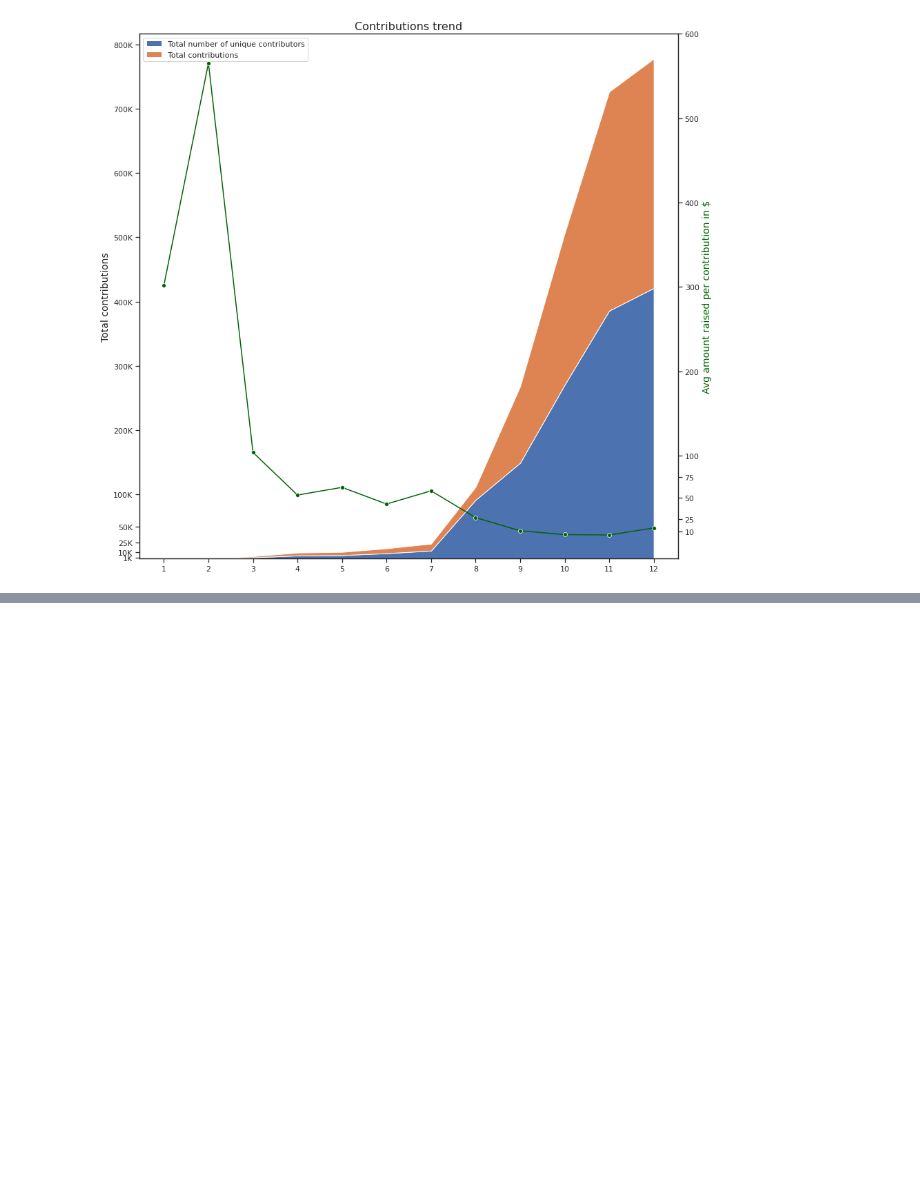
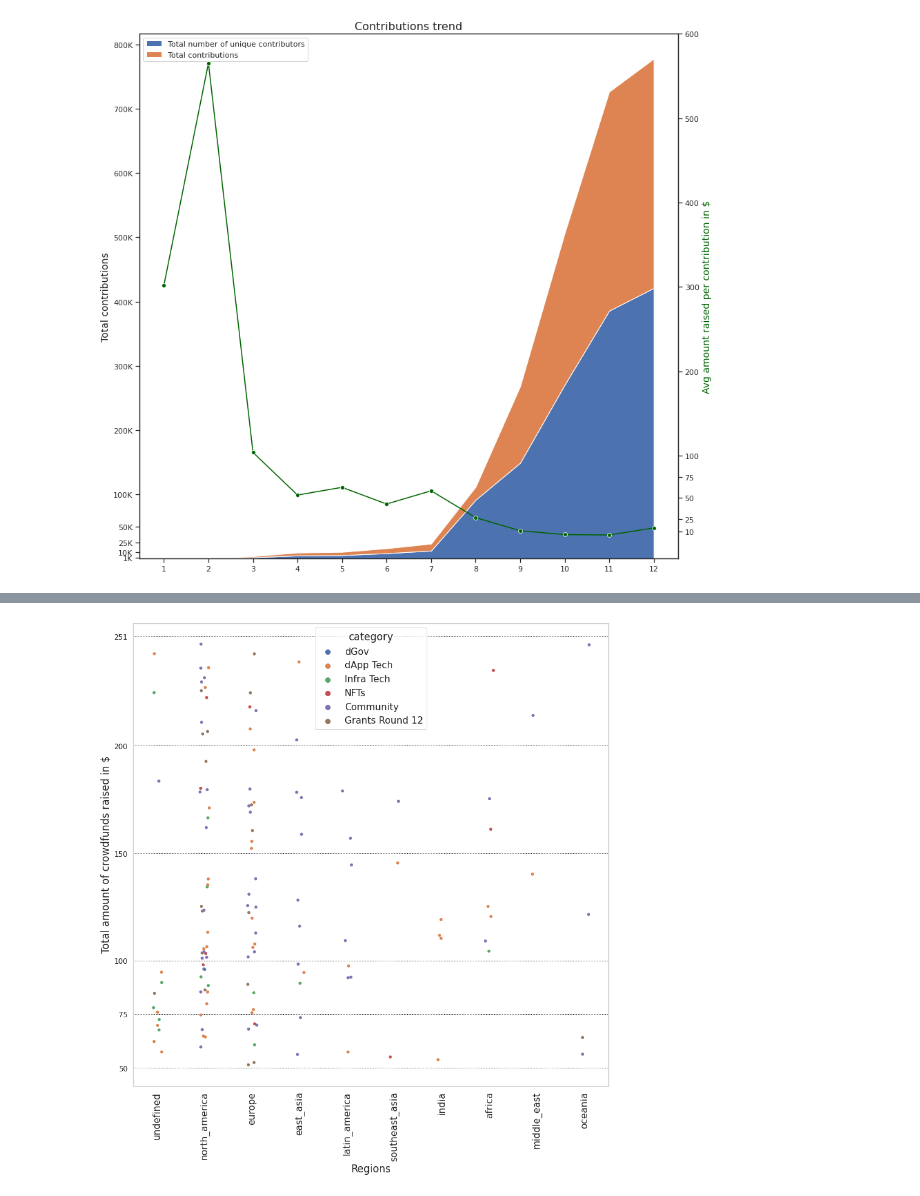
Before and after one commit to reza-hackathons/gitcoin_grants_eda, a Jupyter notebook: eda.ipynb, the cells around one changed output, grey strips where cells are left out. Saved outputs shown, nothing was run; the diff lists cells and outputs as text; code cells hidden in the pictures; blank space fills up the shorter version.

```diff
--- a/eda.ipynb
+++ b/eda.ipynb
@@ -315,0 +327,4 @@ plt.show()
+# %%
+display_crowdfunds_raised(round_number = 12, amount_min = 50, amount_max = 250, yticks = [50, 75, 100, 150, 200, 251])
+# %% [output]
+[figure, added]
```
Also changed, not shown: parts of 6 cells of this notebook, 7 other files.
